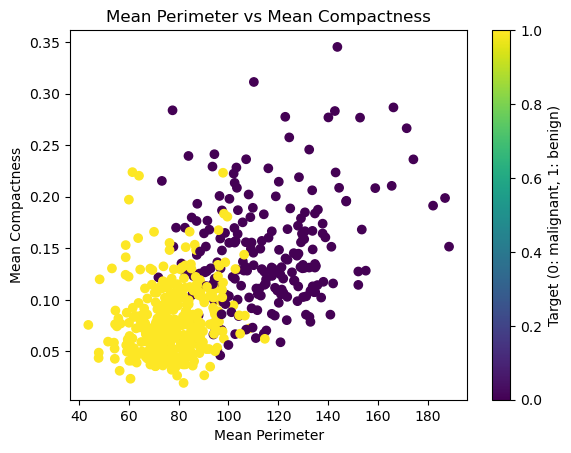
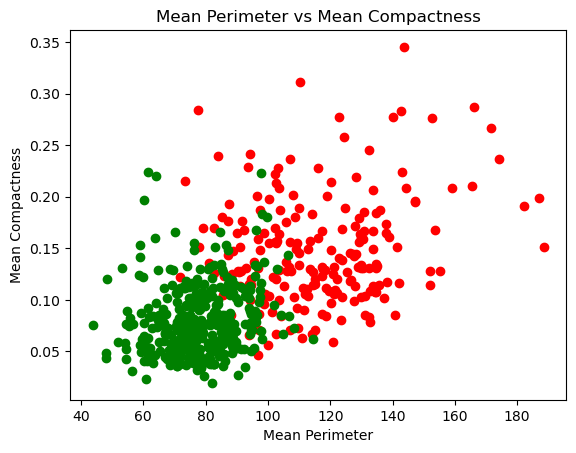
Unified diff of the notebook cell whose output changed from the first chart to the second:
--- before
+++ after
@@ -1,7 +1,11 @@
 scatter_data = df[['mean perimeter', 'mean compactness', 'target']]
+malignant = df[df['target']==0]
+benign = df[df['target']==1]
 
-plt.scatter(scatter_data['mean perimeter'], scatter_data['mean compactness'], c=scatter_data['target'])
+plt.scatter(malignant['mean perimeter'], malignant['mean compactness'], color='red', label='malignant')
+plt.scatter(benign['mean perimeter'], benign['mean compactness'], color='green', label='malignant')
+
+
 plt.xlabel('Mean Perimeter')
 plt.ylabel('Mean Compactness')
 plt.title('Mean Perimeter vs Mean Compactness')
-plt.colorbar(label='Target (0: malignant, 1: benign)')

Commit: Homework 0 done.